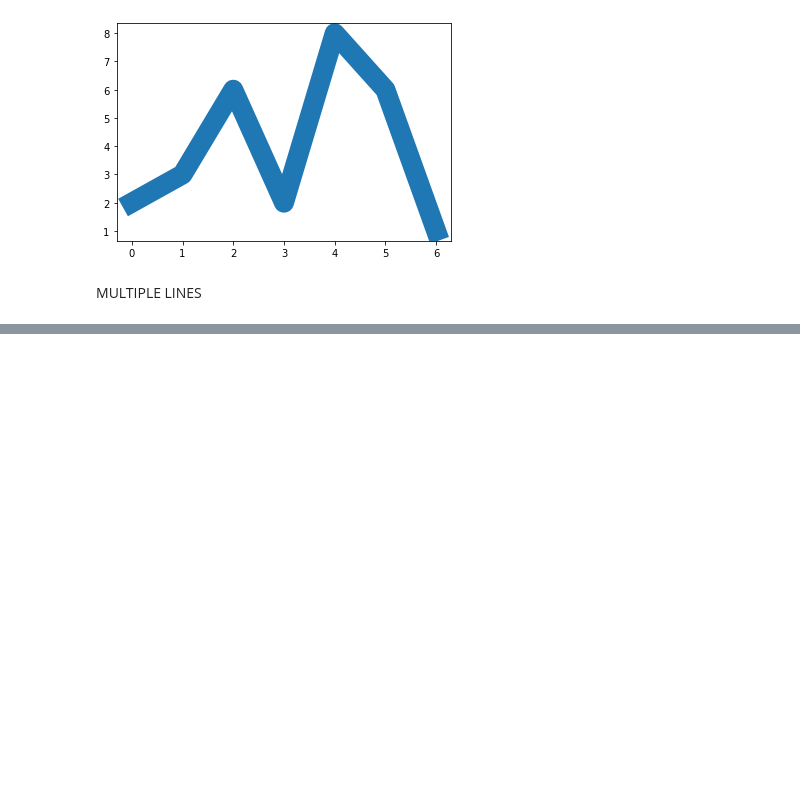
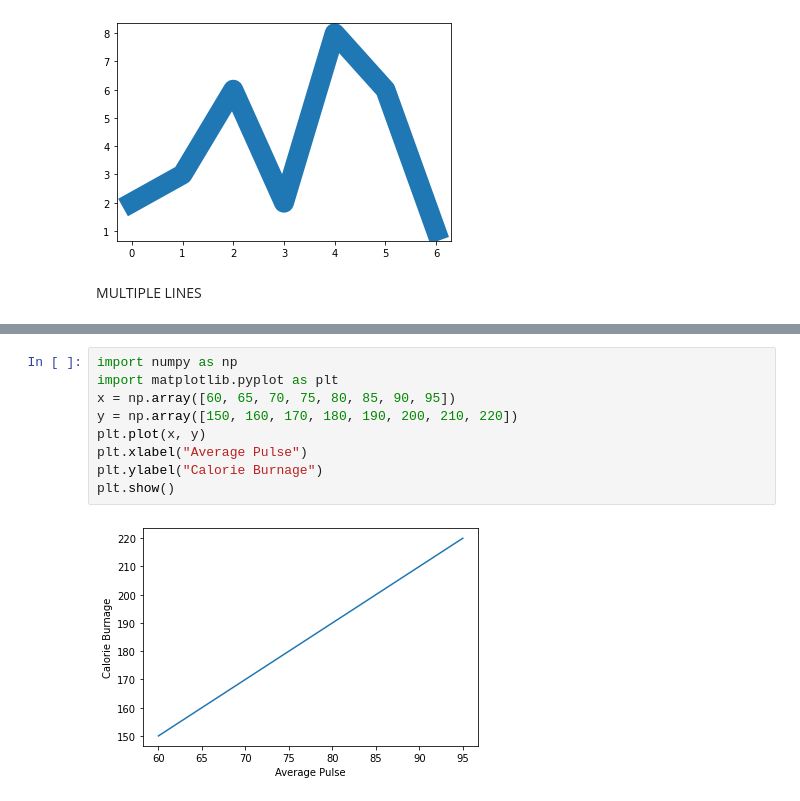
Before and after one commit to VU21CSEN0100410/DEEPIKA, a Jupyter notebook: Matplotlib.ipynb, the cells around one changed output, grey strips where cells are left out. Cells and saved outputs as stored; diff of their text form; blank space fills up the shorter version.

```diff
--- a/Matplotlib.ipynb
+++ b/Matplotlib.ipynb
@@ -158,0 +169,11 @@ MULTIPLE LINES
+# %%
+import numpy as np
+import matplotlib.pyplot as plt
+x = np.array([60, 65, 70, 75, 80, 85, 90, 95])
+y = np.array([150, 160, 170, 180, 190, 200, 210, 220])
+plt.plot(x, y)
+plt.xlabel("Average Pulse")
+plt.ylabel("Calorie Burnage")
+plt.show()
+# %% [output]
+[figure, added]
```
Also changed, not shown: parts of 1 cell of this notebook.
